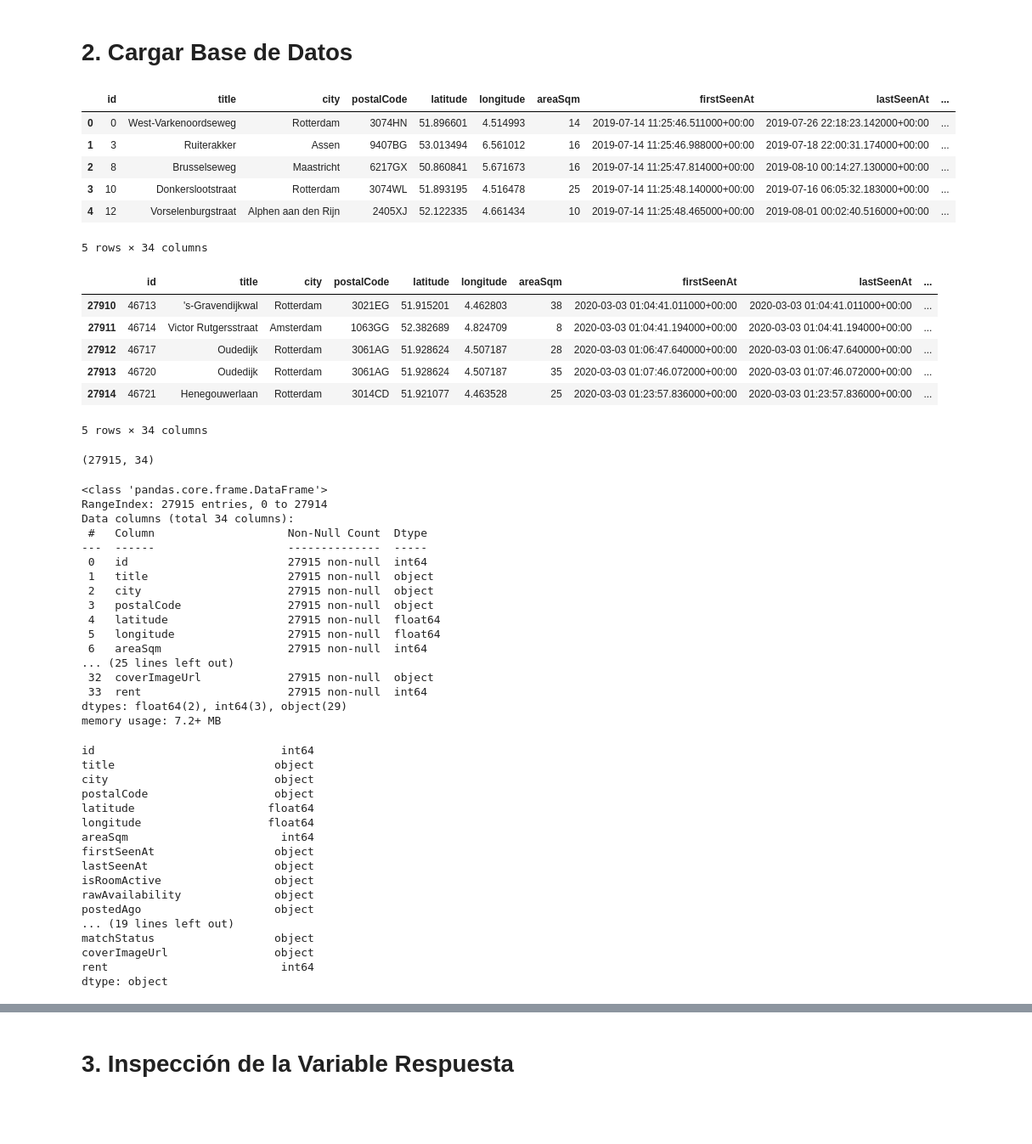
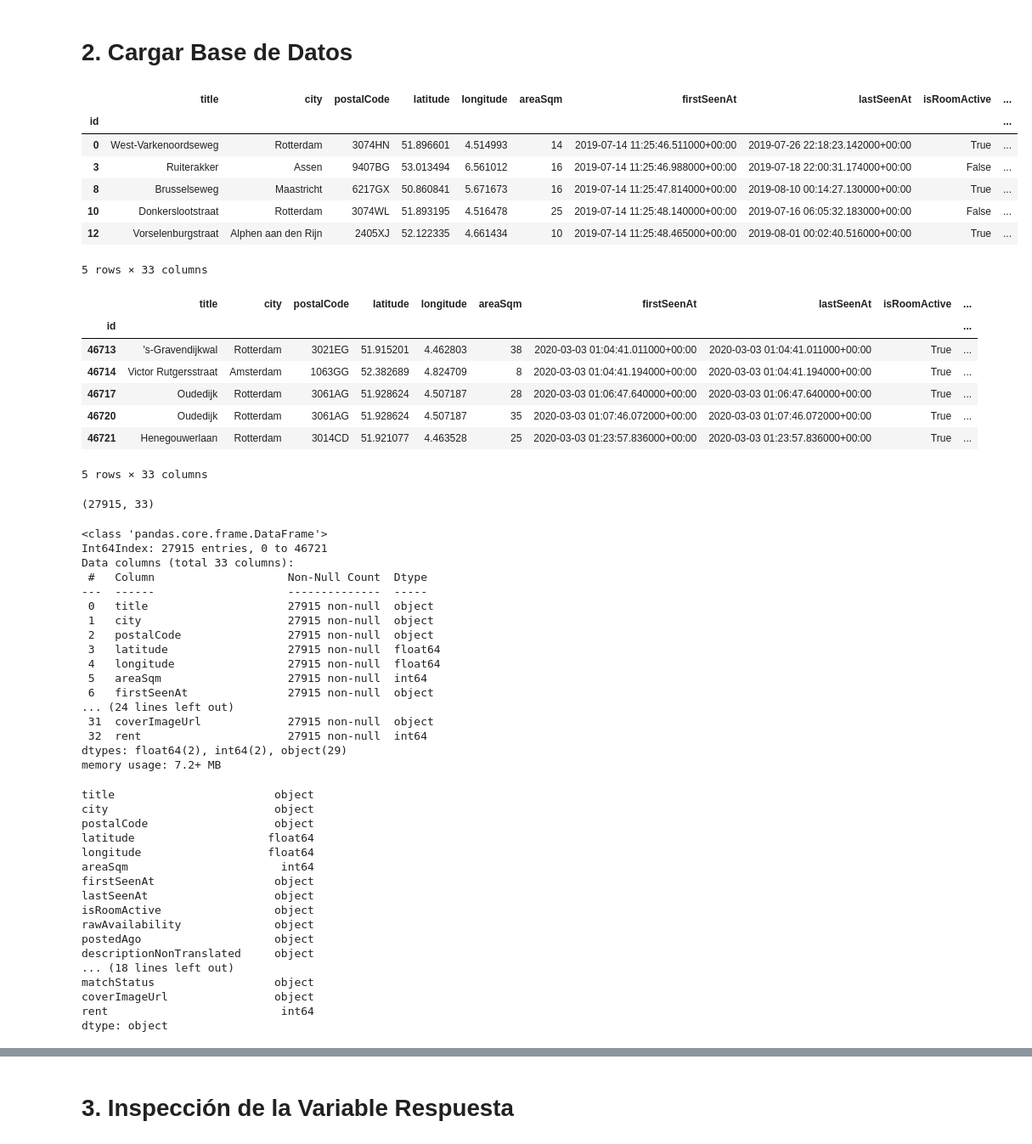
Before and after one commit to spmian/Artificial-Intelligence-Project, a Jupyter notebook: 01_Análisis_Exploratorio.ipynb, the cells around one changed output, grey strips where cells are left out. Shown at 85% size. Saved outputs shown, nothing was run; the diff lists cells and outputs as text; code cells hidden in the pictures; blank space fills up the shorter version.

```diff
--- a/01_Análisis_Exploratorio.ipynb
+++ b/01_Análisis_Exploratorio.ipynb
@@ -18,56 +18,57 @@ sns.set(color_codes=True)
 # %% [markdown]
 # **2. Cargar Base de Datos**
 # %%
-df = pd.read_csv("train.csv")
+df = pd.read_csv("train.csv", index_col="id")
 df.head(5)
 # %% [output]
-|  | id | title | city | postalCode | latitude | longitude | areaSqm | firstSeenAt | lastSeenAt | ... |
-| 0 | 0 | West-Varkenoordseweg | Rotterdam | 3074HN | 51.896601 | 4.514993 | 14 | 2019-07-14 11:25:46.511000+00:00 | 2019-07-26 22:18:23.142000+00:00 | ... |
-| 1 | 3 | Ruiterakker | Assen | 9407BG | 53.013494 | 6.561012 | 16 | 2019-07-14 11:25:46.988000+00:00 | 2019-07-18 22:00:31.174000+00:00 | ... |
-| 2 | 8 | Brusselseweg | Maastricht | 6217GX | 50.860841 | 5.671673 | 16 | 2019-07-14 11:25:47.814000+00:00 | 2019-08-10 00:14:27.130000+00:00 | ... |
-| 3 | 10 | Donkerslootstraat | Rotterdam | 3074WL | 51.893195 | 4.516478 | 25 | 2019-07-14 11:25:48.140000+00:00 | 2019-07-16 06:05:32.183000+00:00 | ... |
-| 4 | 12 | Vorselenburgstraat | Alphen aan den Rijn | 2405XJ | 52.122335 | 4.661434 | 10 | 2019-07-14 11:25:48.465000+00:00 | 2019-08-01 00:02:40.516000+00:00 | ... |
+|  | title | city | postalCode | latitude | longitude | areaSqm | firstSeenAt | lastSeenAt | isRoomActive | ... |
+| id |  |  |  |  |  |  |  |  |  | ... |
+| 0 | West-Varkenoordseweg | Rotterdam | 3074HN | 51.896601 | 4.514993 | 14 | 2019-07-14 11:25:46.511000+00:00 | 2019-07-26 22:18:23.142000+00:00 | True | ... |
+| 3 | Ruiterakker | Assen | 9407BG | 53.013494 | 6.561012 | 16 | 2019-07-14 11:25:46.988000+00:00 | 2019-07-18 22:00:31.174000+00:00 | False | ... |
+| 8 | Brusselseweg | Maastricht | 6217GX | 50.860841 | 5.671673 | 16 | 2019-07-14 11:25:47.814000+00:00 | 2019-08-10 00:14:27.130000+00:00 | True | ... |
+| 10 | Donkerslootstraat | Rotterdam | 3074WL | 51.893195 | 4.516478 | 25 | 2019-07-14 11:25:48.140000+00:00 | 2019-07-16 06:05:32.183000+00:00 | False | ... |
+| 12 | Vorselenburgstraat | Alphen aan den Rijn | 2405XJ | 52.122335 | 4.661434 | 10 | 2019-07-14 11:25:48.465000+00:00 | 2019-08-01 00:02:40.516000+00:00 | True | ... |
-5 rows × 34 columns
+5 rows × 33 columns
 # %%
 df.tail(5)
 # %% [output]
-|  | id | title | city | postalCode | latitude | longitude | areaSqm | firstSeenAt | lastSeenAt | ... |
-| 27910 | 46713 | 's-Gravendijkwal | Rotterdam | 3021EG | 51.915201 | 4.462803 | 38 | 2020-03-03 01:04:41.011000+00:00 | 2020-03-03 01:04:41.011000+00:00 | ... |
-| 27911 | 46714 | Victor Rutgersstraat | Amsterdam | 1063GG | 52.382689 | 4.824709 | 8 | 2020-03-03 01:04:41.194000+00:00 | 2020-03-03 01:04:41.194000+00:00 | ... |
-| 27912 | 46717 | Oudedijk | Rotterdam | 3061AG | 51.928624 | 4.507187 | 28 | 2020-03-03 01:06:47.640000+00:00 | 2020-03-03 01:06:47.640000+00:00 | ... |
-| 27913 | 46720 | Oudedijk | Rotterdam | 3061AG | 51.928624 | 4.507187 | 35 | 2020-03-03 01:07:46.072000+00:00 | 2020-03-03 01:07:46.072000+00:00 | ... |
-| 27914 | 46721 | Henegouwerlaan | Rotterdam | 3014CD | 51.921077 | 4.463528 | 25 | 2020-03-03 01:23:57.836000+00:00 | 2020-03-03 01:23:57.836000+00:00 | ... |
+|  | title | city | postalCode | latitude | longitude | areaSqm | firstSeenAt | lastSeenAt | isRoomActive | ... |
+| id |  |  |  |  |  |  |  |  |  | ... |
+| 46713 | 's-Gravendijkwal | Rotterdam | 3021EG | 51.915201 | 4.462803 | 38 | 2020-03-03 01:04:41.011000+00:00 | 2020-03-03 01:04:41.011000+00:00 | True | ... |
+| 46714 | Victor Rutgersstraat | Amsterdam | 1063GG | 52.382689 | 4.824709 | 8 | 2020-03-03 01:04:41.194000+00:00 | 2020-03-03 01:04:41.194000+00:00 | True | ... |
+| 46717 | Oudedijk | Rotterdam | 3061AG | 51.928624 | 4.507187 | 28 | 2020-03-03 01:06:47.640000+00:00 | 2020-03-03 01:06:47.640000+00:00 | True | ... |
+| 46720 | Oudedijk | Rotterdam | 3061AG | 51.928624 | 4.507187 | 35 | 2020-03-03 01:07:46.072000+00:00 | 2020-03-03 01:07:46.072000+00:00 | True | ... |
+| 46721 | Henegouwerlaan | Rotterdam | 3014CD | 51.921077 | 4.463528 | 25 | 2020-03-03 01:23:57.836000+00:00 | 2020-03-03 01:23:57.836000+00:00 | True | ... |
-5 rows × 34 columns
+5 rows × 33 columns
 # %%
 # Dimensiones del dataset
 df.shape
 # %% [output]
-(27915, 34)
+(27915, 33)
 # %%
 df.info()
 # %% [output]
 <class 'pandas.core.frame.DataFrame'>
-RangeIndex: 27915 entries, 0 to 27914
-Data columns (total 34 columns):
+Int64Index: 27915 entries, 0 to 46721
+Data columns (total 33 columns):
  #   Column                    Non-Null Count  Dtype
 ---  ------                    --------------  -----
- 0   id                        27915 non-null  int64
- 1   title                     27915 non-null  object
- 2   city                      27915 non-null  object
- 3   postalCode                27915 non-null  object
- 4   latitude                  27915 non-null  float64
- 5   longitude                 27915 non-null  float64
- 6   areaSqm                   27915 non-null  int64
-... (25 lines left out)
- 32  coverImageUrl             27915 non-null  object
- 33  rent                      27915 non-null  int64
-dtypes: float64(2), int64(3), object(29)
+ 0   title                     27915 non-null  object
+ 1   city                      27915 non-null  object
+ 2   postalCode                27915 non-null  object
+ 3   latitude                  27915 non-null  float64
+ 4   longitude                 27915 non-null  float64
+ 5   areaSqm                   27915 non-null  int64
+ 6   firstSeenAt               27915 non-null  object
+... (24 lines left out)
+ 31  coverImageUrl             27915 non-null  object
+ 32  rent                      27915 non-null  int64
+dtypes: float64(2), int64(2), object(29)
 memory usage: 7.2+ MB
 # %%
 # Comprobación del tipo de datos
 df.dtypes
 # %% [output]
-id                            int64
 title                        object
 city                         object
 postalCode                   object
@@ -79,7 +80,8 @@ lastSeenAt                   object
 isRoomActive                 object
 rawAvailability              object
 postedAgo                    object
-... (19 lines left out)
+descriptionNonTranslated     object
+... (18 lines left out)
 matchStatus                  object
 coverImageUrl                object
 rent                          int64
```
Also changed, not shown: parts of 8 cells of this notebook.
